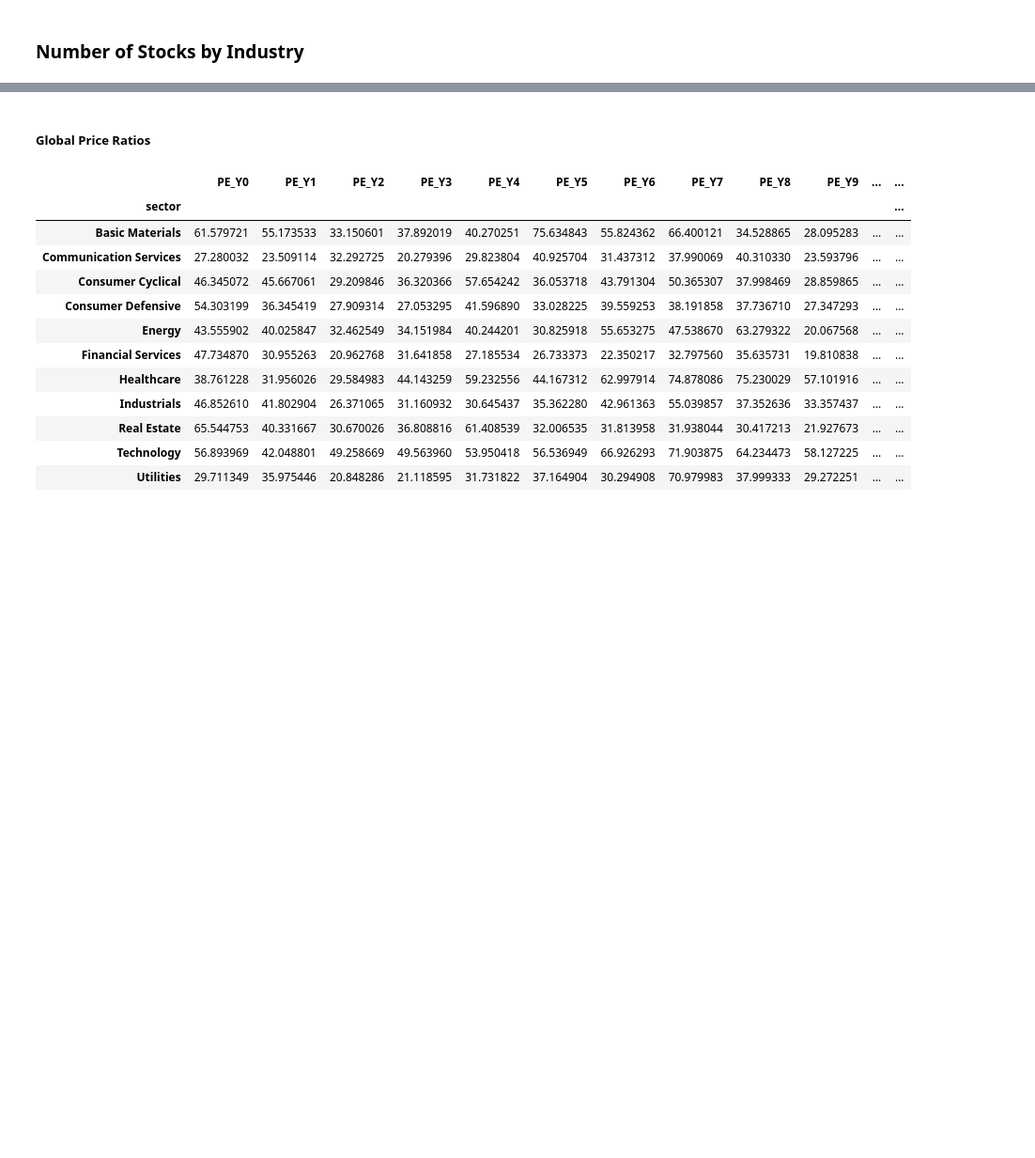
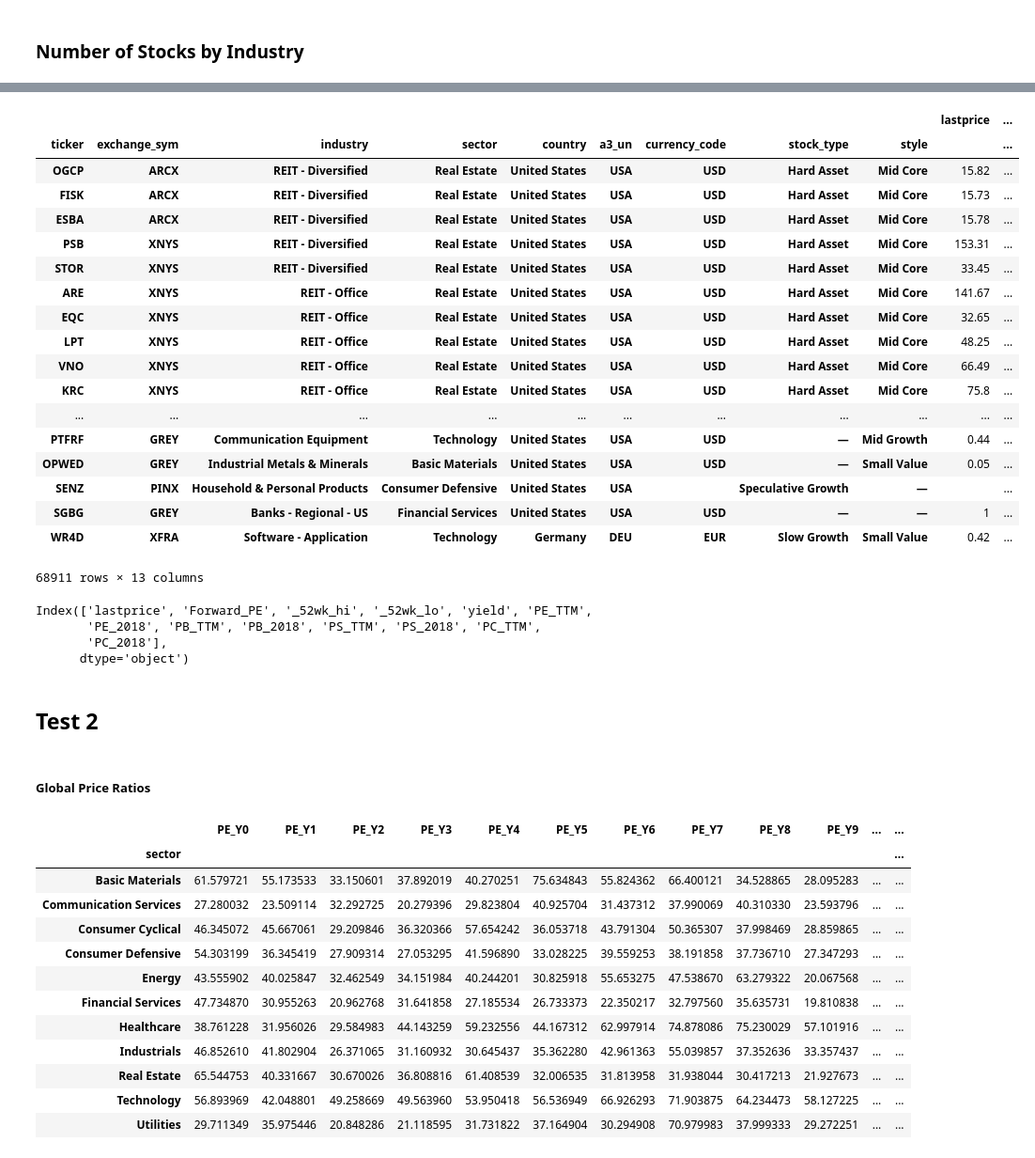
Before and after one commit to caiobran/mstables, a Jupyter notebook: data_overview.ipynb, the cells around one changed output, grey strips where cells are left out. Shown at 94% size. Saved outputs shown, nothing was run; the diff lists cells and outputs as text; code cells hidden in the pictures; blank space fills up the shorter version.

```diff
--- a/data_overview.ipynb
+++ b/data_overview.ipynb
@@ -428,0 +935,15 @@ df_val_ttm.head()
+# %%
+df_test1 = (df_master
+            .where(
+                (df_master['security_type'] == 'Stock') &
+                #(df_master['a3_un'] == 'USA') &
+                (df_master['sector'] != '—')
+            )
+            .dropna(axis=0, how='all')
+            .merge(df_val0, on=['exchange_id', 'ticker_id'])
+            .set_index(
+                [
+                    'ticker', 'exchange_sym', 'industry', 'sector', 'country',
+                    'a3_un', 'currency_code', 'stock_type', 'style'
+                ])
+           )
@@ -429,3 +983,39 @@ df_val_ttm.head()
+# %%
+(df_test1[[
+                'lastprice', 'Forward_PE', '_52wk_hi', '_52wk_lo', 'yield',
+                'PE_TTM',  'PE_2018', 'PB_TTM', 'PB_2018', 'PS_TTM', 'PS_2018', 'PC_TTM', 'PC_2018',
+            ]]
+ #.groupby(['a3_un']).mean()#.round(1).sort_values(by='PE_TTM', ascending=False)
+)
+# %% [output]
+|  |  |  |  |  |  |  |  |  | lastprice | ... |
+| ticker | exchange_sym | industry | sector | country | a3_un | currency_code | stock_type | style |  | ... |
+| OGCP | ARCX | REIT - Diversified | Real Estate | United States | USA | USD | Hard Asset | Mid Core | 15.82 | ... |
+| FISK | ARCX | REIT - Diversified | Real Estate | United States | USA | USD | Hard Asset | Mid Core | 15.73 | ... |
+| ESBA | ARCX | REIT - Diversified | Real Estate | United States | USA | USD | Hard Asset | Mid Core | 15.78 | ... |
+| PSB | XNYS | REIT - Diversified | Real Estate | United States | USA | USD | Hard Asset | Mid Core | 153.31 | ... |
+| STOR | XNYS | REIT - Diversified | Real Estate | United States | USA | USD | Hard Asset | Mid Core | 33.45 | ... |
+| ARE | XNYS | REIT - Office | Real Estate | United States | USA | USD | Hard Asset | Mid Core | 141.67 | ... |
+| EQC | XNYS | REIT - Office | Real Estate | United States | USA | USD | Hard Asset | Mid Core | 32.65 | ... |
+| LPT | XNYS | REIT - Office | Real Estate | United States | USA | USD | Hard Asset | Mid Core | 48.25 | ... |
+| VNO | XNYS | REIT - Office | Real Estate | United States | USA | USD | Hard Asset | Mid Core | 66.49 | ... |
+| KRC | XNYS | REIT - Office | Real Estate | United States | USA | USD | Hard Asset | Mid Core | 75.8 | ... |
+| ... | ... | ... | ... | ... | ... | ... | ... | ... | ... | ... |
+| PTFRF | GREY | Communication Equipment | Technology | United States | USA | USD | — | Mid Growth | 0.44 | ... |
+| OPWED | GREY | Industrial Metals & Minerals | Basic Materials | United States | USA | USD | — | Small Value | 0.05 | ... |
+| SENZ | PINX | Household & Personal Products | Consumer Defensive | United States | USA |  | Speculative Growth | — |  | ... |
+| SGBG | GREY | Banks - Regional - US | Financial Services | United States | USA | USD | — | — | 1 | ... |
+| WR4D | XFRA | Software - Application | Technology | Germany | DEU | EUR | Slow Growth | Small Value | 0.42 | ... |
+68911 rows × 13 columns
+# %%
+df_test1.columns
+# %% [output]
+Index(['lastprice', 'Forward_PE', '_52wk_hi', '_52wk_lo', 'yield', 'PE_TTM',
+       'PE_2018', 'PB_TTM', 'PB_2018', 'PS_TTM', 'PS_2018', 'PC_TTM',
+       'PC_2018'],
+      dtype='object')
+# %% [markdown]
+## Test 2
 # %% [markdown]
 ##### Global Price Ratios
 # %%
```
Also changed, not shown: parts of 114 cells of this notebook, 4 other files.
